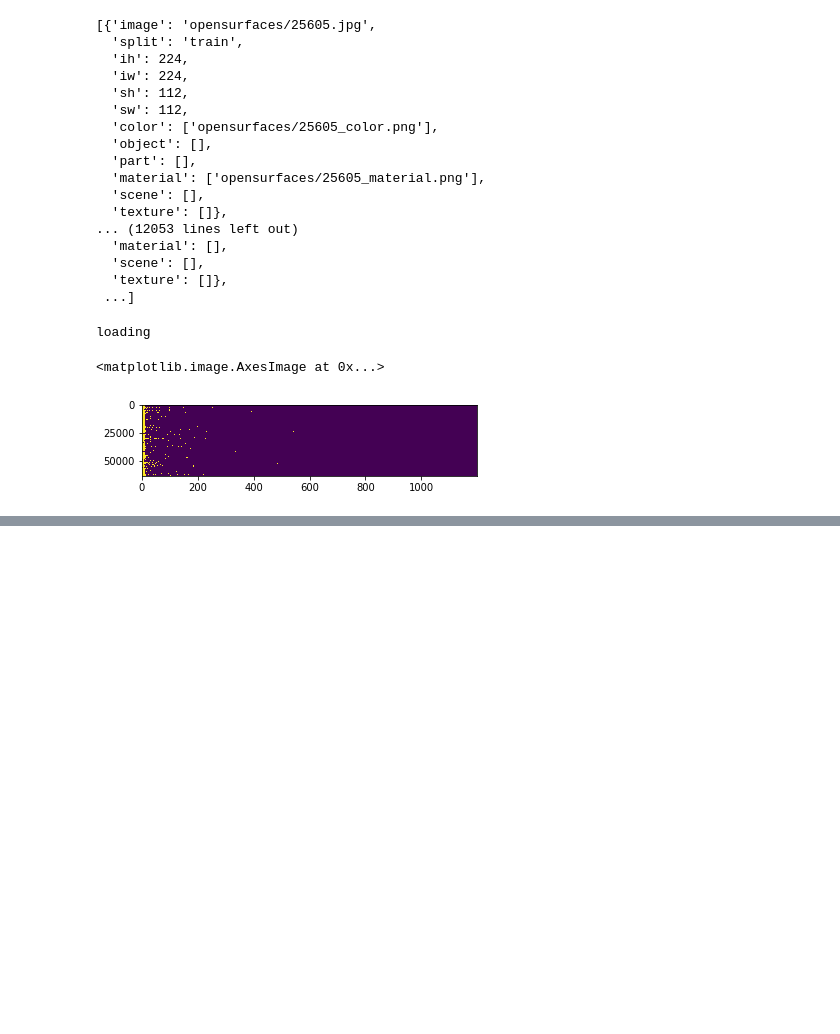
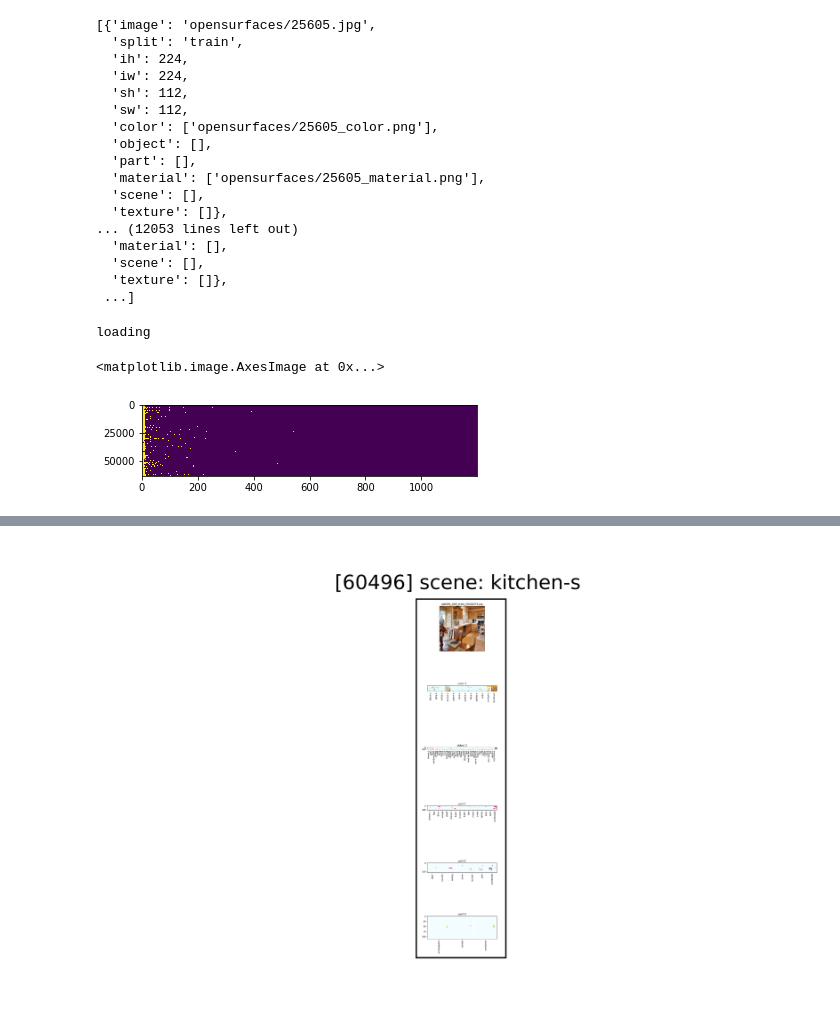
Before and after one commit to LC1905/ENL_NetDissect, a Jupyter notebook: visualization.ipynb, the cells around one changed output, grey strips where cells are left out. Saved outputs shown, nothing was run; the diff lists cells and outputs as text; code cells hidden in the pictures; blank space fills up the shorter version.

```diff
--- a/visualization.ipynb
+++ b/visualization.ipynb
@@ -130,0 +299,7 @@ plt.imshow(ivl, aspect=0.004)
+# %%
+filename = os.path.join(OUTPUT_FOLDER, "visualization", str(60496) + "_combined.jpg")
+view = Image.open(filename)
+# %%
+view
+# %% [output]
+[figure, added]
```
Also changed, not shown: parts of 11 cells of this notebook.
